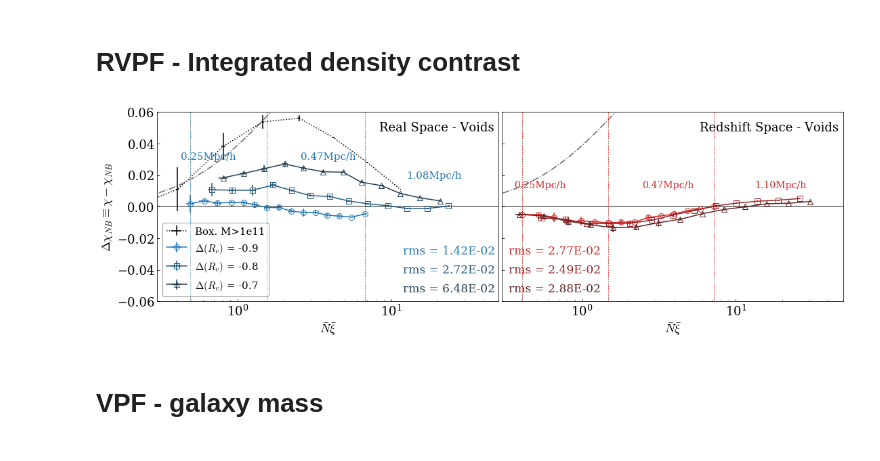
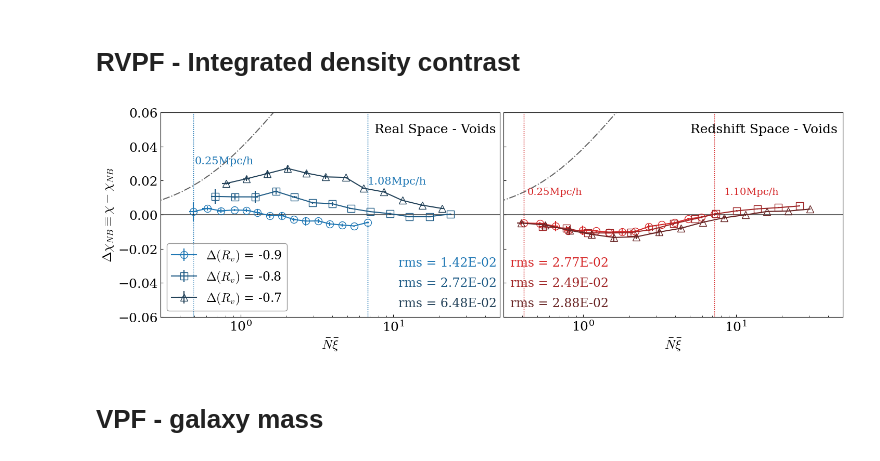
Before and after one commit to FedeDavilaKurban/VPF, a Jupyter notebook: plotsPaperFinal_horizontal.ipynb, the cells around one changed output. Cells and saved outputs as stored; diff of their text form; code cells hidden in the pictures.

```diff
--- a/plotsPaperFinal_horizontal.ipynb
+++ b/plotsPaperFinal_horizontal.ipynb
@@ -7,7 +7,7 @@ import matplotlib.pyplot as plt
 import seaborn as sns
 
 fs = 18
-ms = 8
+ms = 10
 
 plt.rcParams["xtick.labelsize"] = fs
 plt.rcParams["ytick.labelsize"] = fs
@@ -21,7 +21,7 @@ def chi_NB(x):
 def chi_T(x):
     return (np.sqrt(1+2*x)-1)/x
 
-fig, axs = plt.subplots(1, 2, figsize=(16, 5), sharex=False)
+fig, axs = plt.subplots(1, 2, figsize=(15, 5), sharex=False)
 ax=axs[0]
 ax1=axs[1]
 
@@ -42,28 +42,28 @@ ax.plot(x,chi_T(x)-chi_NB(x),c='k',ls='-.',alpha=0.6)
 #-------------------------------------------------------------------------------------------
 # Plotteo la curva fuera de voids para referenciar
 
-file = '../data/allgxs_nesf100000_jk_minMass1e11.npz'
-stats = np.load(file)
+# file = '../data/allgxs_nesf100000_jk_minMass1e11.npz'
+# stats = np.load(file)
 
-chi = stats['arr_0']
-chi_std = stats['arr_1']
-NXi = stats['arr_2']
-NXi_std = stats['arr_3']
-P0 = stats['arr_4']
-P0_std = stats['arr_5']
-N_mean = stats['arr_6']
-N_mean_std = stats['arr_7']
-xi_mean = stats['arr_8']
-xi_mean_std = stats['arr_9']
-rs = stats['arr_10']
+# chi = stats['arr_0']
+# chi_std = stats['arr_1']
+# NXi = stats['arr_2']
+# NXi_std = stats['arr_3']
+# P0 = stats['arr_4']
+# P0_std = stats['arr_5']
+# N_mean = stats['arr_6']
+# N_mean_std = stats['arr_7']
+# xi_mean = stats['arr_8']
+# xi_mean_std = stats['arr_9']
+# rs = stats['arr_10']
 
-P0err=delta_P0(P0,1E5)
-NXierr=delta_NXi(NXi,N_mean,N_mean_std,xi_mean,xi_mean_std)
-chierr=delta_chi(chi,P0,P0err,N_mean,N_mean_std)
+# P0err=delta_P0(P0,1E5)
+# NXierr=delta_NXi(NXi,N_mean,N_mean_std,xi_mean,xi_mean_std)
+# chierr=delta_chi(chi,P0,P0err,N_mean,N_mean_std)
 
-# chi vs Nxi
-#ax.errorbar(NXi,chi,xerr=NXierr,yerr=chierr,color='k',label='Box. M>1e11',ls=':')
-ax.errorbar(NXi,chi-chi_NB(NXi),xerr=NXierr,yerr=chierr,color='k',label='Box. M>1e11',ls=':')
+# # chi vs Nxi
+# #ax.errorbar(NXi,chi,xerr=NXierr,yerr=chierr,color='k',label='Box. M>1e11',ls=':')
+# ax.errorbar(NXi,chi-chi_NB(NXi),xerr=NXierr,yerr=chierr,color='k',label='Box. M>1e11',ls=':')
 
 #---------------------------------------------------------------------------------------------
 
@@ -103,7 +103,7 @@ for file,marker,color,label,ypos_rms in zip(files,markers,colors,labels,ypos_rms
         space = 1.3
         lw = 1
         ls = ':'
-        for ind,xpos_vline,ypos_vline in zip([0,6,-1],[.07,.42,.73],[.75,.75,.65]):
+        for ind,xpos_vline,ypos_vline in zip([0,-1],[.1,.61],[.75,.65]):
             vline=ax.axvline(NXi[ind],lw=lw,ls=ls,color=color)
             ax.axvline(NXi[ind],lw=lw,ls=ls,color=color)
             ax.text(xpos_vline,ypos_vline,f'{rs[ind]/1000.:.2f}Mpc/h',\
@@ -115,7 +115,7 @@ for file,marker,color,label,ypos_rms in zip(files,markers,colors,labels,ypos_rms
     # RMS
     mask = np.isfinite(chi) #filter inf and NaN
     rms = np.sqrt(np.sum((chi[mask]-chi_NB(NXi[mask]))**2))
-    ax.text(.72,ypos_rms,f'rms = {rms:.2E}',size=fs-1,color=ebar[0].get_color(),transform=ax.transAxes)
+    ax.text(.7,ypos_rms,f'rms = {rms:.2E}',size=fs-1,color=ebar[0].get_color(),transform=ax.transAxes)
 
 
 """
@@ -155,7 +155,7 @@ for file,marker,color,label,ypos_rms in zip(files,markers,colors,labels,ypos_rms
         space = 1.3
         lw = 1
         ls = ':'
-        for ind,xpos_vline,ypos_vline in zip([0,6,-1],[.035,.41,.74],[.6,.6,.6]):
+        for ind,xpos_vline,ypos_vline in zip([0,-1],[.07,.65],[.6,.6]):
             vline=ax1.axvline(NXi[ind],lw=lw,ls=ls,color=color)
             ax1.axvline(NXi[ind],lw=lw,ls=ls,color=color)
             ax1.text(xpos_vline,ypos_vline,f'{rs[ind]/1000.:.2f}Mpc/h',\
@@ -178,38 +178,38 @@ ax.set_ylabel(r'$\Delta\chi_{NB}\equiv\chi-\chi_{NB}$',fontsize=fs)
 
 ax.set_xlabel(r'$\bar{N}\bar{\xi}$',fontsize=fs)
 ax1.set_xlabel(r'$\bar{N}\bar{\xi}$',fontsize=fs)
 ylim1,ylim2 = -.06,.06
 ax1.set_ylim([ylim1,ylim2])
 ax.set_ylim([ylim1,ylim2])
 
-ax.legend(loc=3,fontsize=fs-3,ncol=1,frameon=True,framealpha=.4,edgecolor='k')
+ax.legend(loc=3,fontsize=fs-1,ncol=1,frameon=True,framealpha=.4,edgecolor='k')
 
 #ax.set_xticklabels([])
 ax1.set_yticklabels([])
 
 ax.tick_params(labelsize=fs)
 ax1.tick_params(labelsize=fs)
 #ax.text(.025,.9,'Voids',fontsize=15,transform=ax.transAxes)
-ax.text(.65,.9,'Real Space - Voids',fontsize=fs,transform=ax.transAxes)
-ax1.text(.58,.9,'Redshift Space - Voids',fontsize=fs,transform=ax1.transAxes)
+ax.text(.63,.9,'Real Space - Voids',fontsize=fs,transform=ax.transAxes)
+ax1.text(.55,.9,'Redshift Space - Voids',fontsize=fs,transform=ax1.transAxes)
 
 xlim1,xlim2=3E-1,5E1
 ax.set_xlim(xlim1,xlim2)
 ax1.set_xlim(xlim1,xlim2)
 
 #ax.tick_params(labelsize=fs)
 #ax.text(4,1,'Real Space Inside Voids',fontsize=15)
 
 #plt.suptitle(r'RVPF dependency on integrated density contrast ($\Delta$) - Voids',fontsize=fs)
 plt.tight_layout()
 #plt.subplots_adjust(hspace=0,wspace=0.03)
 plt.subplots_adjust(wspace=0.01)
 
 #plt.savefig('../plots/rVPF_intDelta.pdf')
-plt.savefig('../plots/rVPF_intDelta.png')
+#plt.savefig('../plots/rVPF_intDelta.png')
 plt.show()
 # %% [output]
-[figure, old version]
+[figure, new version]
 # %% [markdown]
 # VPF - galaxy mass
 # %%
```
Also changed, not shown: 2 other files.
